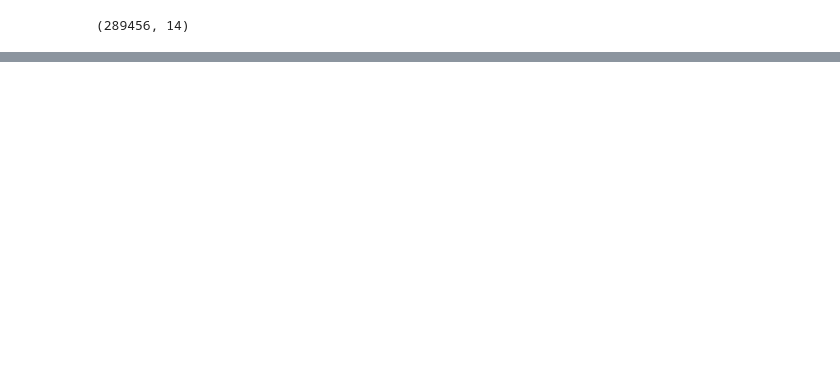
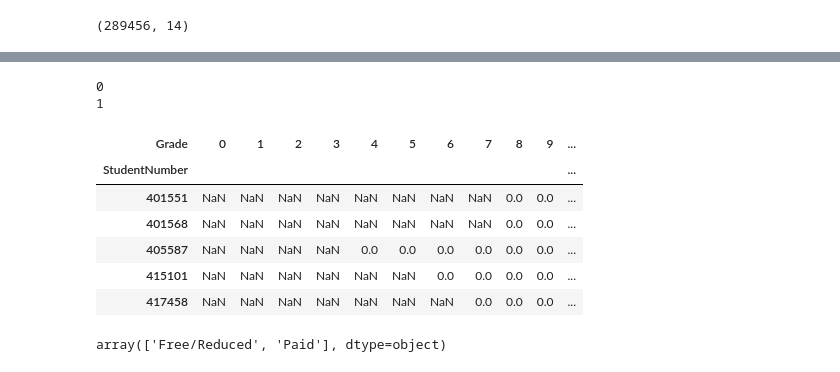
Before and after one commit to jeff326/Education-Outcomes-for-DHH-children-in-DPS, a Jupyter notebook: Coady_Capstone_DataExp.ipynb, the cells around one changed output, grey strips where cells are left out. Cells and saved outputs as stored; diff of their text form; code cells hidden in the pictures; blank space fills up the shorter version.

```diff
--- a/Coady_Capstone_DataExp.ipynb
+++ b/Coady_Capstone_DataExp.ipynb
@@ -166,0 +649,3 @@ df3.shape
+# %%
+demo = pd.read_csv('demographics.csv')
+demo.head()
@@ -166,0 +659,5 @@ df3.shape
+# %%
+demo.SchoolYear = pd.to_datetime(demo.SchoolYear.str[:4])
+# %%
+demo_grade = demo.merge(df,how='inner',on=['StudentNumber','SchoolYear'])
+demo_grade.head()
@@ -166,0 +684,6 @@ df3.shape
+# %%
+#demo_grade['GTStatus'] = demo_grade['GTStatus'].map({'Non-GT': 0, 'GT': 1, 'HGT':1})
+demo_grade['GTStatus'] = demo_grade['GTStatus'].replace('Non-GT', 0)
+demo_grade['GTStatus'] = demo_grade['GTStatus'].replace('GT', 1)
+demo_grade['GTStatus'] = demo_grade['GTStatus'].replace('HGT', 1)
+demo_grade.head()
@@ -166,0 +698,18 @@ df3.shape
+# %%
+giftal = demo_grade.GTStatus.unique().astype('str')
+for gif in giftal:
+    print(gif)
+# %% [output]
+0
+1
+# %%
+GT_P = pd.pivot_table(demo_grade, values = 'GTStatus',index=['StudentNumber'],columns='Grade',aggfunc=np.max)
+GT_P.head()
+# %% [output]
+| Grade | 0 | 1 | 2 | 3 | 4 | 5 | 6 | 7 | 8 | 9 | ... |
+| StudentNumber |  |  |  |  |  |  |  |  |  |  | ... |
+| 401551 | NaN | NaN | NaN | NaN | NaN | NaN | NaN | NaN | 0.0 | 0.0 | ... |
+| 401568 | NaN | NaN | NaN | NaN | NaN | NaN | NaN | NaN | 0.0 | 0.0 | ... |
+| 405587 | NaN | NaN | NaN | NaN | 0.0 | 0.0 | 0.0 | 0.0 | 0.0 | 0.0 | ... |
+| 415101 | NaN | NaN | NaN | NaN | NaN | NaN | 0.0 | 0.0 | 0.0 | 0.0 | ... |
+| 417458 | NaN | NaN | NaN | NaN | NaN | NaN | NaN | 0.0 | 0.0 | 0.0 | ... |
@@ -166,0 +720,5 @@ df3.shape
+# %%
+frl = demo_grade.FRLStatus.unique()
+frl
+# %% [output]
+array(['Free/Reduced', 'Paid'], dtype=object)
```
Also changed, not shown: parts of 95 cells of this notebook, 4 other files.
